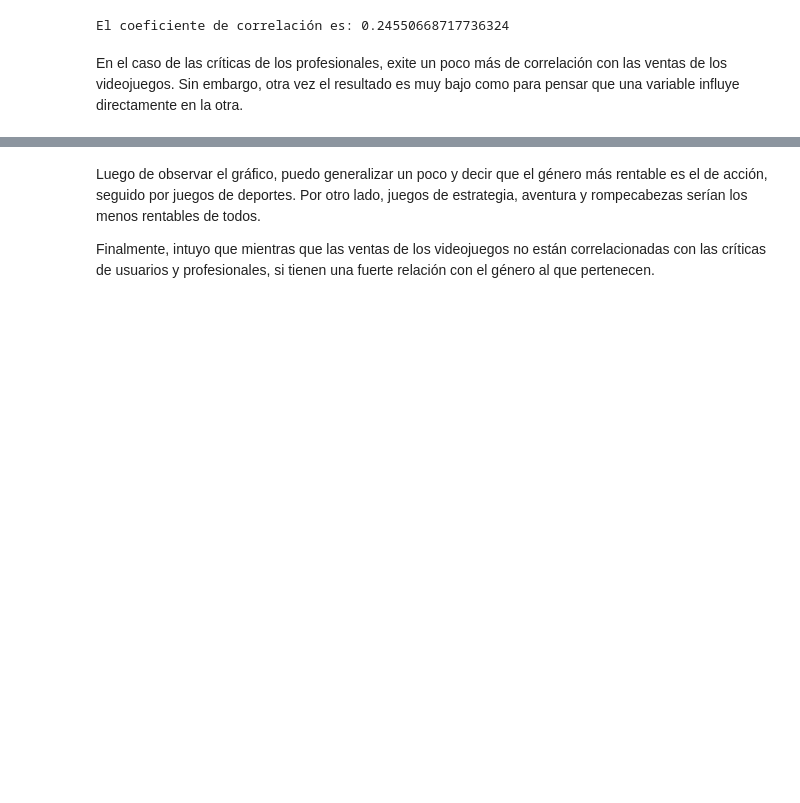
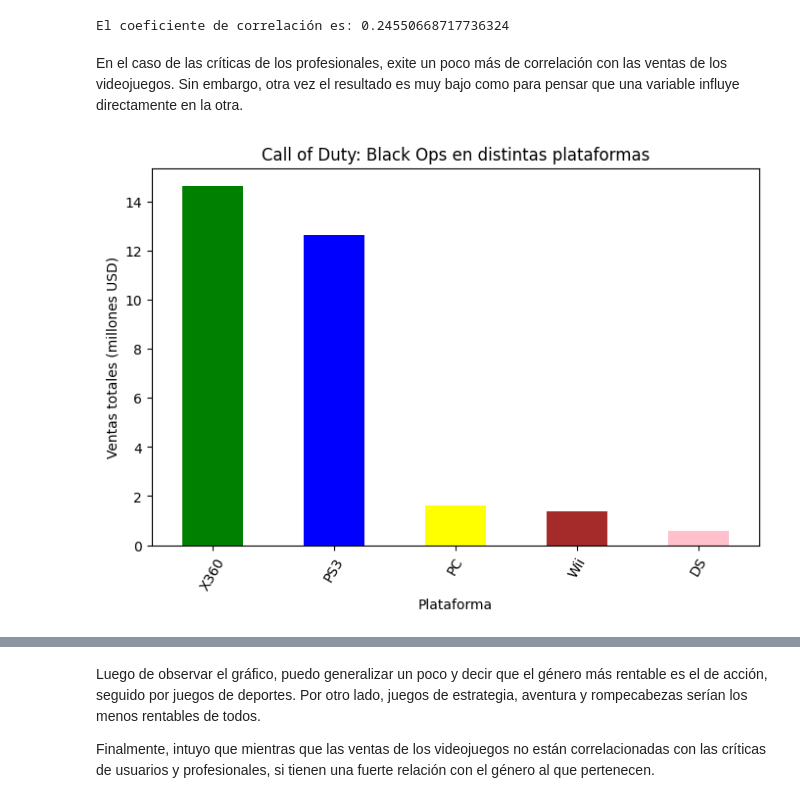
Before and after one commit to wh1tneyr/Analisis-exploratorio-de-datos-y-ambientes-virtuales, a Jupyter notebook: proyecto_05.ipynb, the cells around one changed output, grey strips where cells are left out. Cells and saved outputs as stored; diff of their text form; code cells hidden in the pictures; blank space fills up the shorter version.

```diff
--- a/proyecto_05.ipynb
+++ b/proyecto_05.ipynb
@@ -252,3 +266,23 @@ print(f'El coeficiente de correlación es:', critic_corr)
 El coeficiente de correlación es: 0.24550668717736324
 # %% [markdown]
 En el caso de las críticas de los profesionales, exite un poco más de correlación con las ventas de los videojuegos. Sin embargo, otra vez el resultado es muy bajo como para pensar que una variable influye directamente en la otra.
+# %%
+#crear una distribucion para comparar los juegos en distintas plataformas
+platform_vs_platform = games[(games['name']== 'Call of Duty: Black Ops')][['name', 'platform', 'total_sales', 'year_of_release']]
+
+colors = ['green', 'blue', 'yellow', 'brown', 'pink']
+platform_vs_platform.plot(kind='bar',
+                          x='platform',
+                          y='total_sales',
+                          xlabel='Plataforma',
+                          ylabel='Ventas totales (millones USD)',
+                          title='Call of Duty: Black Ops en distintas plataformas',
+                          color=colors,
+                          rot=60,
+                          legend=False,
+                          figsize= [8, 5]
+                          )
+
+plt.show()
+# %% [output]
+[figure, added]
```
Also changed, not shown: parts of 4 cells of this notebook.
